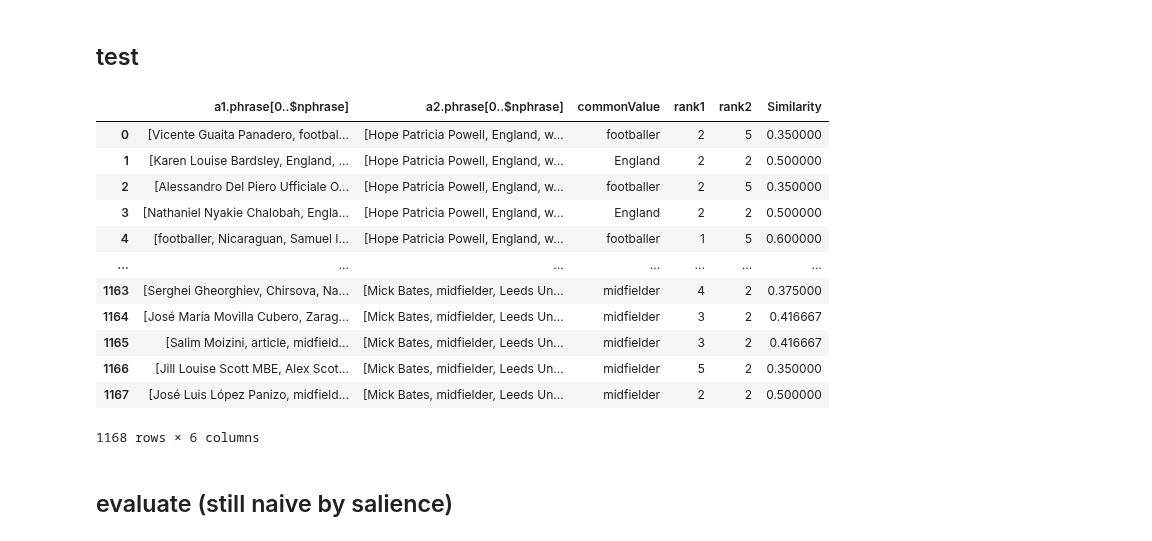
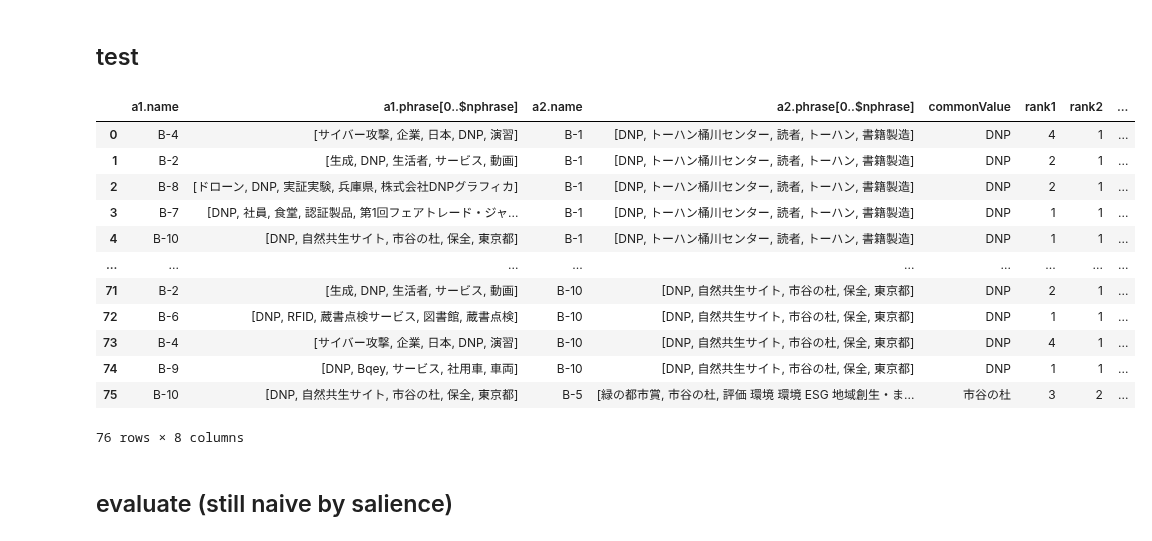
Before and after one commit to smallcat9603/graph, a Jupyter notebook: dnp/kg/neo4j.ipynb, the cells around one changed output. Cells and saved outputs as stored; diff of their text form; code cells hidden in the pictures.

Commit message:
test main

```diff
--- a/dnp/kg/neo4j.ipynb
+++ b/dnp/kg/neo4j.ipynb
@@ -11,7 +11,7 @@ gds = GraphDataScience(host, auth=(user, password))
 print(gds.version())
 
 # DNP or WIKI
-URL = "WIKI"
+URL = "DNP"
 
 query = """
 CREATE CONSTRAINT id_unique IF NOT EXISTS
@@ -137,11 +137,11 @@ if URL == "DNP":
     CALL apoc.load.html(a.url, {
       title: 'title',
       h2: 'h2',
-      main: 'main'
+      body: 'main'
     })
     YIELD value
     WITH a,
-         value.main[0].text AS body,
+         reduce(texts = '', n IN range(0, size(value.body)-1) | texts + ' ' + coalesce(value.body[n].text, '')) AS body,
          value.title[0].text AS title
     SET a.body = body, a.title = title",
     {batchSize: 5, parallel: true}
@@ -219,15 +219,15 @@ gds.run_cypher(query, {'nphrase': nphrase})
 # %% [markdown]
 ## test
 # %%
-# if URL == "DNP":
-#     query = """
-#     MATCH (a:Article {url: "https://www.dnp.co.jp/news/detail/20169882_1587.html"})-[r:CONTAINS]-(n)
-#     RETURN a.processed, a.phrase[0..$nphrase], a.salience[0..$nphrase], collect(r.rank), collect(r.score), collect(n.name)
-#     """
-#     gds.run_cypher(query, {'nphrase': nphrase})
-# elif URL == "WIKI":
-query = """
-MATCH (a:Article {url: "https://en.wikipedia.org/wiki/Zinedine_Zidane"})-[r:CONTAINS]-(n)
-RETURN a.processed, a.phrase[0..$nphrase], a.salience[0..$nphrase], collect(r.rank), collect(r.score), collect(n.name)
-"""
-gds.run_cypher(query, {'nphrase': nphrase})
+if URL == "DNP":
+    query = """
+    MATCH (a:Article {url: "https://www.dnp.co.jp/news/detail/20169882_1587.html"})-[r:CONTAINS]-(n)
+    RETURN a.processed, a.phrase[0..$nphrase], a.salience[0..$nphrase], collect(r.rank), collect(r.score), collect(n.name)
+    """
+    gds.run_cypher(query, {'nphrase': nphrase})
+elif URL == "WIKI":
+    query = """
+    MATCH (a:Article {url: "https://en.wikipedia.org/wiki/Zinedine_Zidane"})-[r:CONTAINS]-(n)
+    RETURN a.processed, a.phrase[0..$nphrase], a.salience[0..$nphrase], collect(r.rank), collect(r.score), collect(n.name)
+    """
+    gds.run_cypher(query, {'nphrase': nphrase})
@@ -252,20 +249,22 @@ if URL == "DNP":
     # WITH i
     # CALL apoc.load.html(i.url, {
     #    title: 'title',
-    #    body: 'body'
+    #    h2: "h2",
+    #    body: 'body p'
     # })
     # YIELD value
     # WITH i,
-    #      value.body[0].text AS body,
+    #      reduce(texts = "", n IN range(0, size(value.body)-1) | texts + " " + coalesce(value.body[n].text, "")) AS body,
     #      value.title[0].text AS title
     # SET i.body = body, i.title = title
     # """
     # gds.run_cypher(query, {"name": name, "url": url})
 
     name = "Test"
-    # 以下の単語を使って200文字の作文を作ってください：市谷の杜, DNP, 保全, 自然共生サイト, 東京都 (from B-10)
+    # 以下の単語を使って200文字の作文を作ってください：保全, 日本印刷株式会社, 市谷の杜, 生物多様性, 自然共生サイト (from B-10)
     query = """
-    MERGE (i:Input {name: $name, url: "test.html", title: "For Test", body: "東京都に位置する市谷の杜は、DNP（大日本印刷株式会社）が保全に尽力している自然共生サイトの一つです。この場所は、都心にありながら自然との調和を大切にし、美しい環境を提供しています。市谷の杜は、多くの緑と自然の美しさで知られ、東京都内でのリフレッシュやリラックスに最適な場所です。DNPの保全活動は、この特別な場所の自然の美しさを守り、将来の世代に受け継ぐことを目指しています。市谷の杜は、都市生活と自然の共生を象徴し、多くの人々に癒しと平和を提供しています。"})
+    MERGE (i:Input {name: $name, url: "test.html", title: "For Test",
+            body: "東京都に位置する市谷の杜は、DNP（大日本印刷株式会社）が保全に尽力している自然共生サイトの一つです。この場所は、都心にありながら自然との調和を大切にし、美しい環境を提供しています。市谷の杜は、多くの緑と自然の美しさで知られ、東京都内でのリフレッシュやリラックスに最適な場所です。DNPの保全活動は、この特別な場所の自然の美しさを守り、将来の世代に受け継ぐことを目指しています。市谷の杜は、都市生活と自然の共生を象徴し、多くの人々に癒しと平和を提供しています。"})
     """
     gds.run_cypher(query, {"name": name})
 
@@ -359,28 +364,28 @@ gds.run_cypher(query, {'nphrase': nphrase})
 # %%
 query = """
 MATCH (a1:Article)-[r:CORRELATES]-(a2:Article)
 WITH a1, a2, r.common AS commonValues
 UNWIND commonValues AS commonValue
 WITH a1, a2, commonValue,
      apoc.coll.indexOf(a1.phrase, commonValue) + 1 AS rank1,
      apoc.coll.indexOf(a2.phrase, commonValue) + 1 AS rank2
-RETURN a1.phrase[0..$nphrase], a2.phrase[0..$nphrase], commonValue, rank1, rank2, (1.0/rank1 + 1.0/rank2) * 0.5 AS Similarity
+RETURN a1.name, a1.phrase[0..$nphrase], a2.name, a2.phrase[0..$nphrase], commonValue, rank1, rank2, (1.0/rank1 + 1.0/rank2) * 0.5 AS Similarity
 """
 gds.run_cypher(query, {'nphrase': nphrase})
 # %% [output]
-|  | a1.phrase[0..$nphrase] | a2.phrase[0..$nphrase] | commonValue | rank1 | rank2 | Similarity |
-| 0 | [Vicente Guaita Panadero, footbal... | [Hope Patricia Powell, England, w... | footballer | 2 | 5 | 0.350000 |
-| 1 | [Karen Louise Bardsley, England, ... | [Hope Patricia Powell, England, w... | England | 2 | 2 | 0.500000 |
-| 2 | [Alessandro Del Piero Ufficiale O... | [Hope Patricia Powell, England, w... | footballer | 2 | 5 | 0.350000 |
-| 3 | [Nathaniel Nyakie Chalobah, Engla... | [Hope Patricia Powell, England, w... | England | 2 | 2 | 0.500000 |
-| 4 | [footballer, Nicaraguan, Samuel I... | [Hope Patricia Powell, England, w... | footballer | 1 | 5 | 0.600000 |
-| ... | ... | ... | ... | ... | ... | ... |
-| 1163 | [Serghei Gheorghiev, Chirsova, Na... | [Mick Bates, midfielder, Leeds Un... | midfielder | 4 | 2 | 0.375000 |
-| 1164 | [José María Movilla Cubero, Zarag... | [Mick Bates, midfielder, Leeds Un... | midfielder | 3 | 2 | 0.416667 |
-| 1165 | [Salim Moizini, article, midfield... | [Mick Bates, midfielder, Leeds Un... | midfielder | 3 | 2 | 0.416667 |
-| 1166 | [Jill Louise Scott MBE, Alex Scot... | [Mick Bates, midfielder, Leeds Un... | midfielder | 5 | 2 | 0.350000 |
-| 1167 | [José Luis López Panizo, midfield... | [Mick Bates, midfielder, Leeds Un... | midfielder | 2 | 2 | 0.500000 |
+|  | a1.name | a1.phrase[0..$nphrase] | a2.name | a2.phrase[0..$nphrase] | commonValue | rank1 | rank2 | ... |
+| 0 | B-4 | [サイバー攻撃, 企業, 日本, DNP, 演習] | B-1 | [DNP, トーハン桶川センター, 読者, トーハン, 書籍製造] | DNP | 4 | 1 | ... |
+| 1 | B-2 | [生成, DNP, 生活者, サービス, 動画] | B-1 | [DNP, トーハン桶川センター, 読者, トーハン, 書籍製造] | DNP | 2 | 1 | ... |
+| 2 | B-8 | [ドローン, DNP, 実証実験, 兵庫県, 株式会社DNPグラフィカ] | B-1 | [DNP, トーハン桶川センター, 読者, トーハン, 書籍製造] | DNP | 2 | 1 | ... |
+| 3 | B-7 | [DNP, 社員, 食堂, 認証製品, 第1回フェアトレード・ジャ... | B-1 | [DNP, トーハン桶川センター, 読者, トーハン, 書籍製造] | DNP | 1 | 1 | ... |
+| 4 | B-10 | [DNP, 自然共生サイト, 市谷の杜, 保全, 東京都] | B-1 | [DNP, トーハン桶川センター, 読者, トーハン, 書籍製造] | DNP | 1 | 1 | ... |
+| ... | ... | ... | ... | ... | ... | ... | ... | ... |
+| 71 | B-2 | [生成, DNP, 生活者, サービス, 動画] | B-10 | [DNP, 自然共生サイト, 市谷の杜, 保全, 東京都] | DNP | 2 | 1 | ... |
+| 72 | B-6 | [DNP, RFID, 蔵書点検サービス, 図書館, 蔵書点検] | B-10 | [DNP, 自然共生サイト, 市谷の杜, 保全, 東京都] | DNP | 1 | 1 | ... |
+| 73 | B-4 | [サイバー攻撃, 企業, 日本, DNP, 演習] | B-10 | [DNP, 自然共生サイト, 市谷の杜, 保全, 東京都] | DNP | 4 | 1 | ... |
+| 74 | B-9 | [DNP, Bqey, サービス, 社用車, 車両] | B-10 | [DNP, 自然共生サイト, 市谷の杜, 保全, 東京都] | DNP | 1 | 1 | ... |
+| 75 | B-10 | [DNP, 自然共生サイト, 市谷の杜, 保全, 東京都] | B-5 | [緑の都市賞, 市谷の杜, 評価 環境 環境 ESG 地域創生・ま... | 市谷の杜 | 3 | 2 | ... |
-1168 rows × 6 columns
+76 rows × 8 columns
 # %% [markdown]
 ## evaluate (still naive by salience)
 # %%
```
Also changed, not shown: parts of 14 cells of this notebook.
